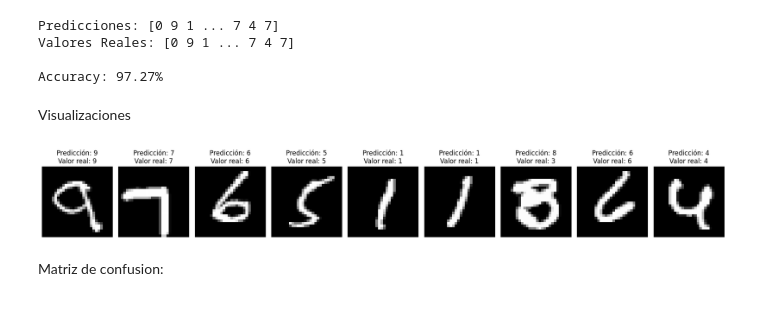
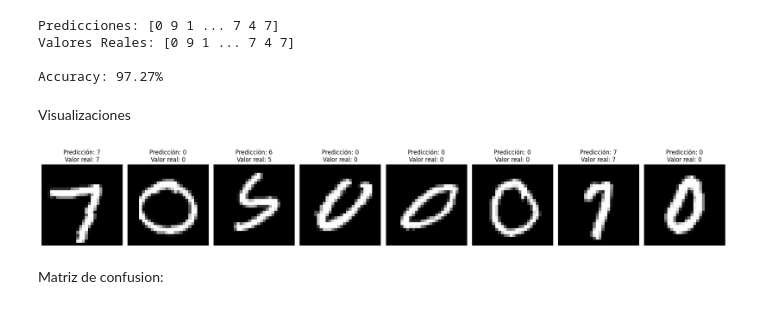
Before and after one commit to Morax19/ML_UCV, a Jupyter notebook: Tarea2/Tarea2_ML_DanielHernandez.ipynb, the cells around one changed output. Saved outputs shown, nothing was run; the diff lists cells and outputs as text; code cells hidden in the pictures.

```diff
--- a/Tarea2/Tarea2_ML_DanielHernandez.ipynb
+++ b/Tarea2/Tarea2_ML_DanielHernandez.ipynb
@@ -139,10 +139,10 @@ Accuracy: 92.12%
 # %% [markdown]
 Acá se pueden visualizar de mejor manera los resultados obtenidos por el modelo.
 # %%
-samples = 9
+samples = 8
 samples_index = np.random.choice(len(X_test), samples, replace = False)
 
-plt.figure(figsize=(18, 9))
+plt.figure(figsize=(20, 10))
 
 for i, index in enumerate(samples_index):
     plt.subplot(1, samples, i + 1)
@@ -263,21 +265,21 @@ Accuracy: 97.27%
 # %% [markdown]
 Visualizaciones
 # %%
-samples = 9
+samples = 8
 samples_index = np.random.choice(len(X_test), samples, replace = False)
 
-plt.figure(figsize=(18, 9))
+plt.figure(figsize=(20, 10))
 
 for i, index in enumerate(samples_index):
     plt.subplot(1, samples, i + 1)
     plt.imshow(X_test[index].reshape(28, 28), cmap = 'gray')
     plt.title(f"Predicción: {y_pred_KNN[index]}\nValor real: {y_test[index]}")
     plt.axis('off')
 
 plt.tight_layout()
 plt.show()
 # %% [output]
-[figure, old version]
+[figure, new version]
 # %% [markdown]
 Matriz de confusion:
 # %%
```
Also changed, not shown: parts of 3 cells of this notebook.
